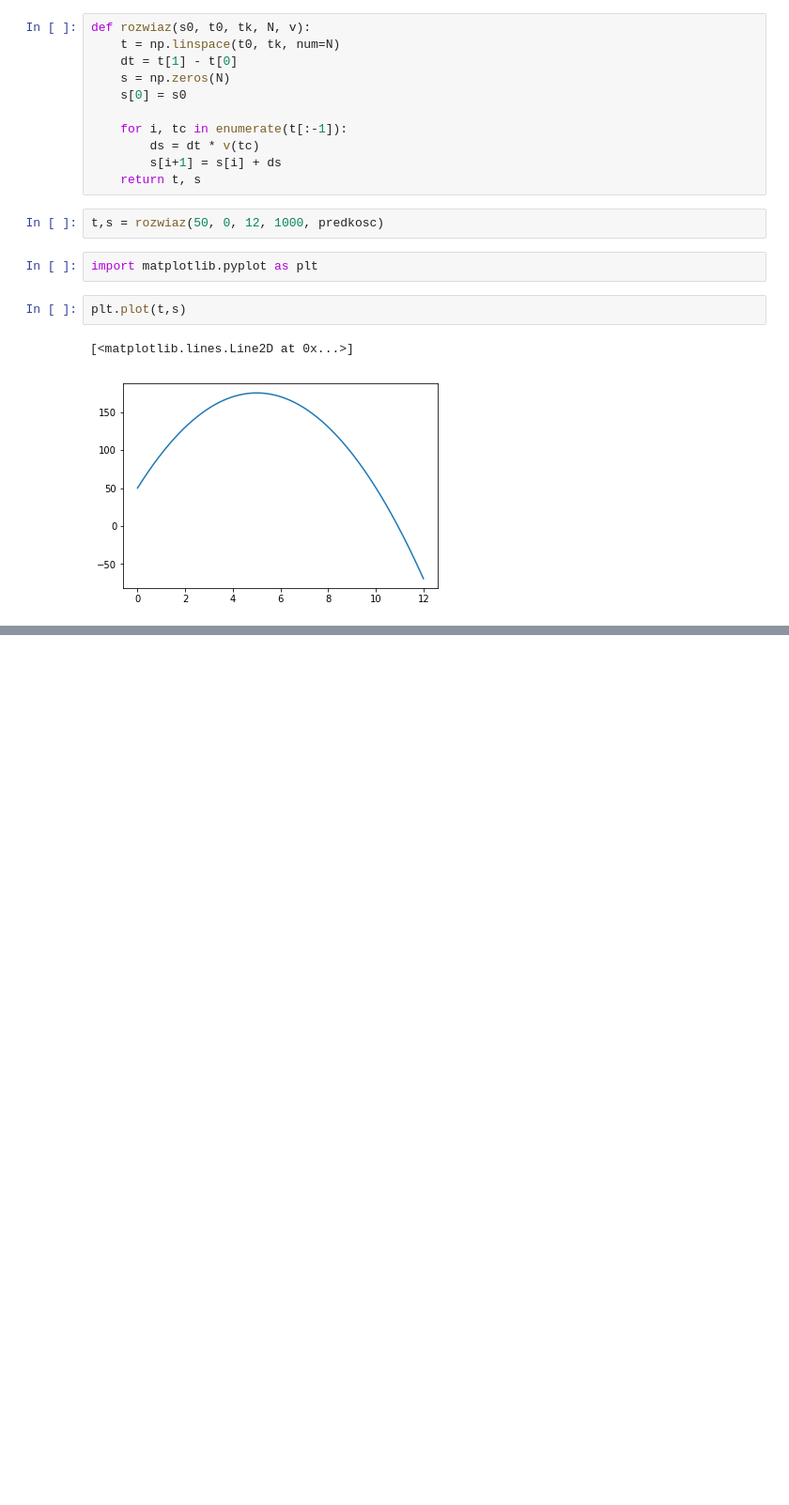
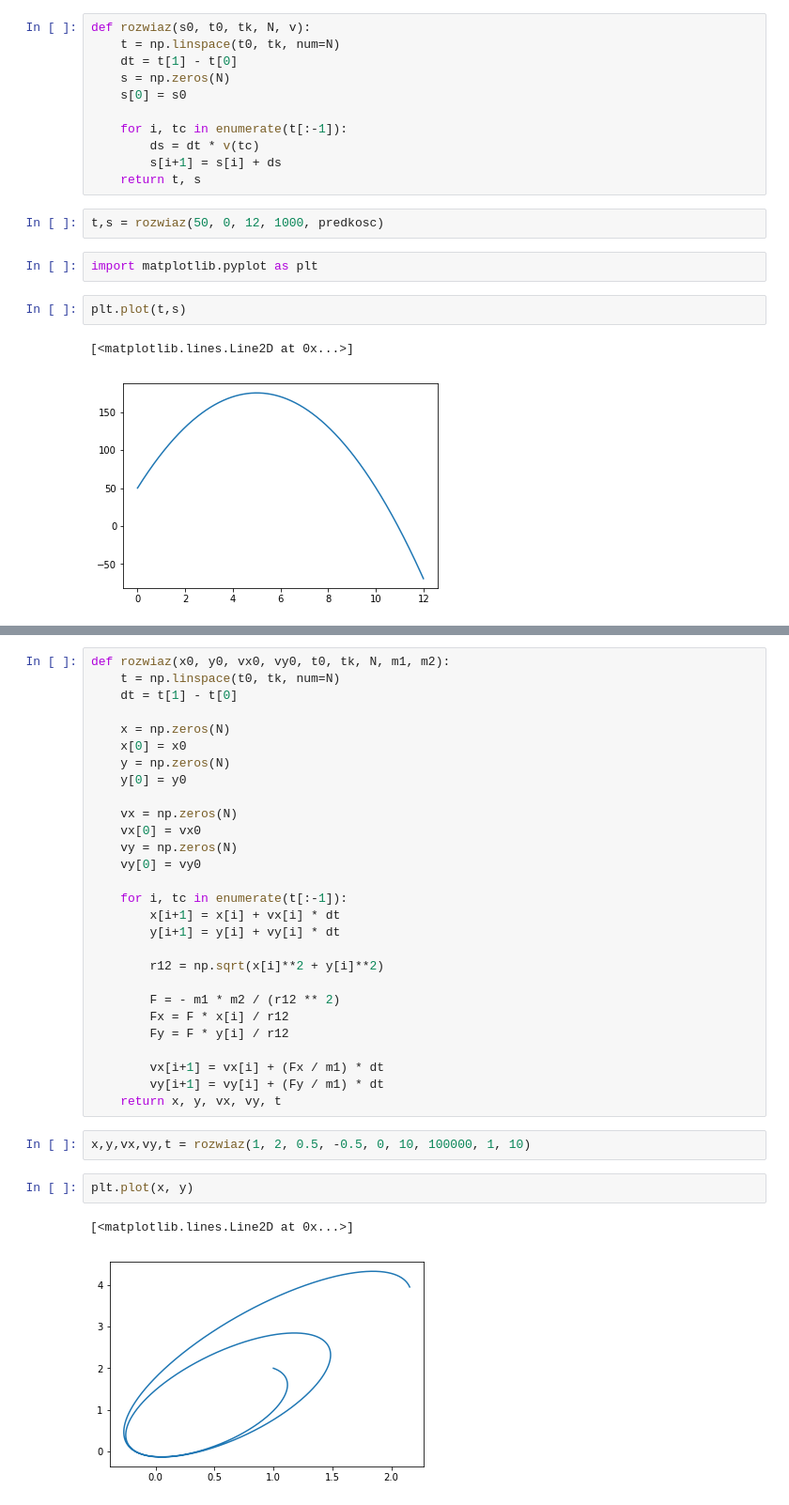
Before and after one commit to pstorozenko/YP2019L-Python-Zaawansowany, a Jupyter notebook: Zajecia3/rownanie_rozniczkowe.ipynb, the cells around one changed output, grey strips where cells are left out. Shown at 94% size. Cells and saved outputs as stored; diff of their text form; blank space fills up the shorter version.

```diff
--- a/Zajecia3/rownanie_rozniczkowe.ipynb
+++ b/Zajecia3/rownanie_rozniczkowe.ipynb
@@ -43,0 +101,35 @@ plt.plot(t,s)
+# %%
+def rozwiaz(x0, y0, vx0, vy0, t0, tk, N, m1, m2):
+    t = np.linspace(t0, tk, num=N)
+    dt = t[1] - t[0]
+
+    x = np.zeros(N)
+    x[0] = x0
+    y = np.zeros(N)
+    y[0] = y0
+
+    vx = np.zeros(N)
+    vx[0] = vx0
+    vy = np.zeros(N)
+    vy[0] = vy0
+
+    for i, tc in enumerate(t[:-1]):
+        x[i+1] = x[i] + vx[i] * dt
+        y[i+1] = y[i] + vy[i] * dt
+
+        r12 = np.sqrt(x[i]**2 + y[i]**2)
+
+        F = - m1 * m2 / (r12 ** 2)
+        Fx = F * x[i] / r12
+        Fy = F * y[i] / r12
+
+        vx[i+1] = vx[i] + (Fx / m1) * dt
+        vy[i+1] = vy[i] + (Fy / m1) * dt
+    return x, y, vx, vy, t
+# %%
+x,y,vx,vy,t = rozwiaz(1, 2, 0.5, -0.5, 0, 10, 100000, 1, 10)
+# %%
+plt.plot(x, y)
+# %% [output]
+[<matplotlib.lines.Line2D at 0x...>]
+[figure, added]
```
Also changed, not shown: parts of 12 cells of this notebook.
